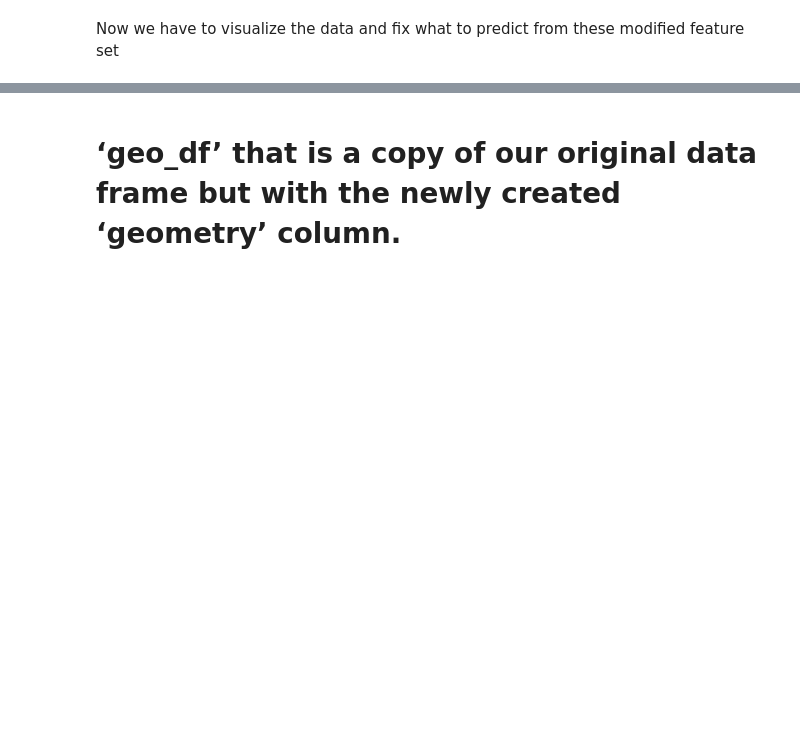
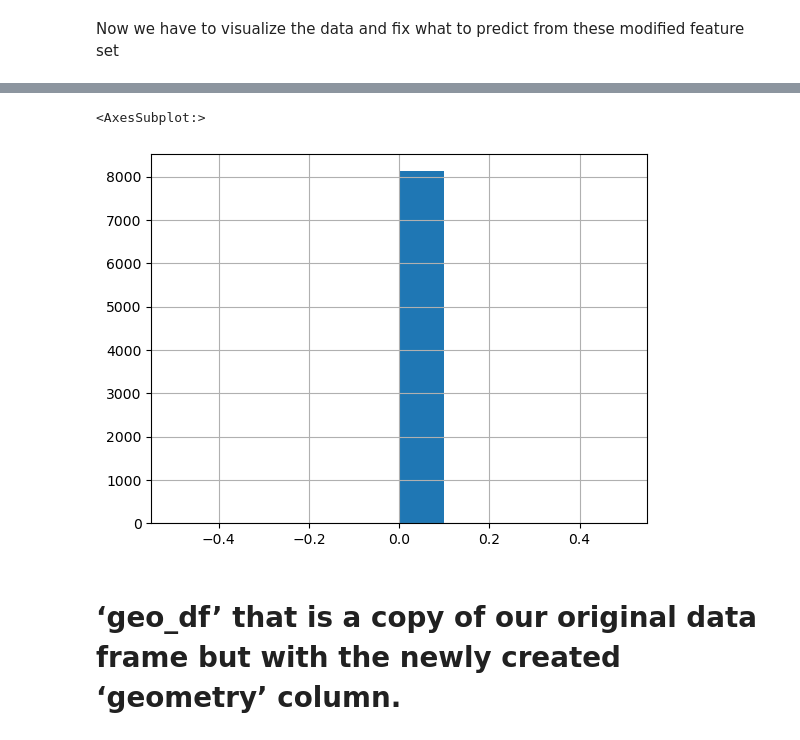
Before and after one commit to Shawon046/Crime-Prediction-for-Montgomery-County, a Jupyter notebook: crime predictor.ipynb, the cells around one changed output, grey strips where cells are left out. Cells and saved outputs as stored; diff of their text form; code cells hidden in the pictures; blank space fills up the shorter version.

```diff
--- a/crime predictor.ipynb
+++ b/crime predictor.ipynb
@@ -112,3 +127,8 @@ montgomery_county_map.to_crs(epsg=4326).plot()
+# %%
+inputdf['Longitude'].hist()
+# %% [output]
+<AxesSubplot:>
+[figure, added]
 # %% [markdown]
 # ‘geo_df’ that is a copy of our original data frame but with the newly created ‘geometry’ column.
 # %%
```
Also changed, not shown: parts of 14 cells of this notebook.
